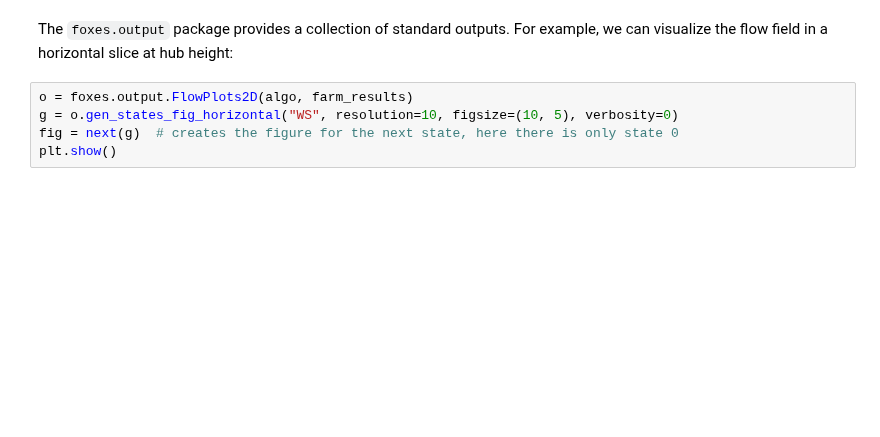
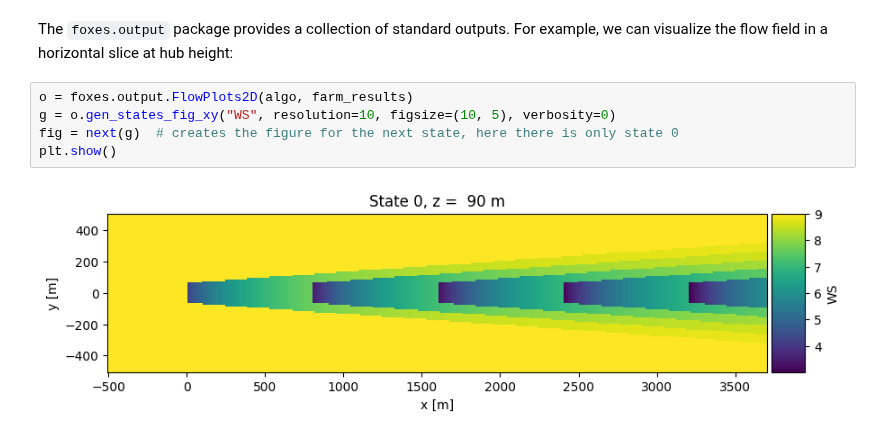
Before and after one commit to FraunhoferIWES/foxes, a Jupyter notebook: notebooks/single_row.ipynb, the cells around one changed output. Saved outputs shown, nothing was run; the diff lists cells and outputs as text; blank space fills up the shorter version.

```diff
--- a/notebooks/single_row.ipynb
+++ b/notebooks/single_row.ipynb
@@ -80,6 +126,8 @@ plt.show()
 The `foxes.output` package provides a collection of standard outputs. For example, we can visualize the flow field in a horizontal slice at hub height:
 # %%
 o = foxes.output.FlowPlots2D(algo, farm_results)
-g = o.gen_states_fig_horizontal("WS", resolution=10, figsize=(10, 5), verbosity=0)
+g = o.gen_states_fig_xy("WS", resolution=10, figsize=(10, 5), verbosity=0)
 fig = next(g)  # creates the figure for the next state, here there is only state 0
 plt.show()
+# %% [output]
+[figure, added]
```
Also changed, not shown: parts of 3 cells of this notebook, 18 other files.
